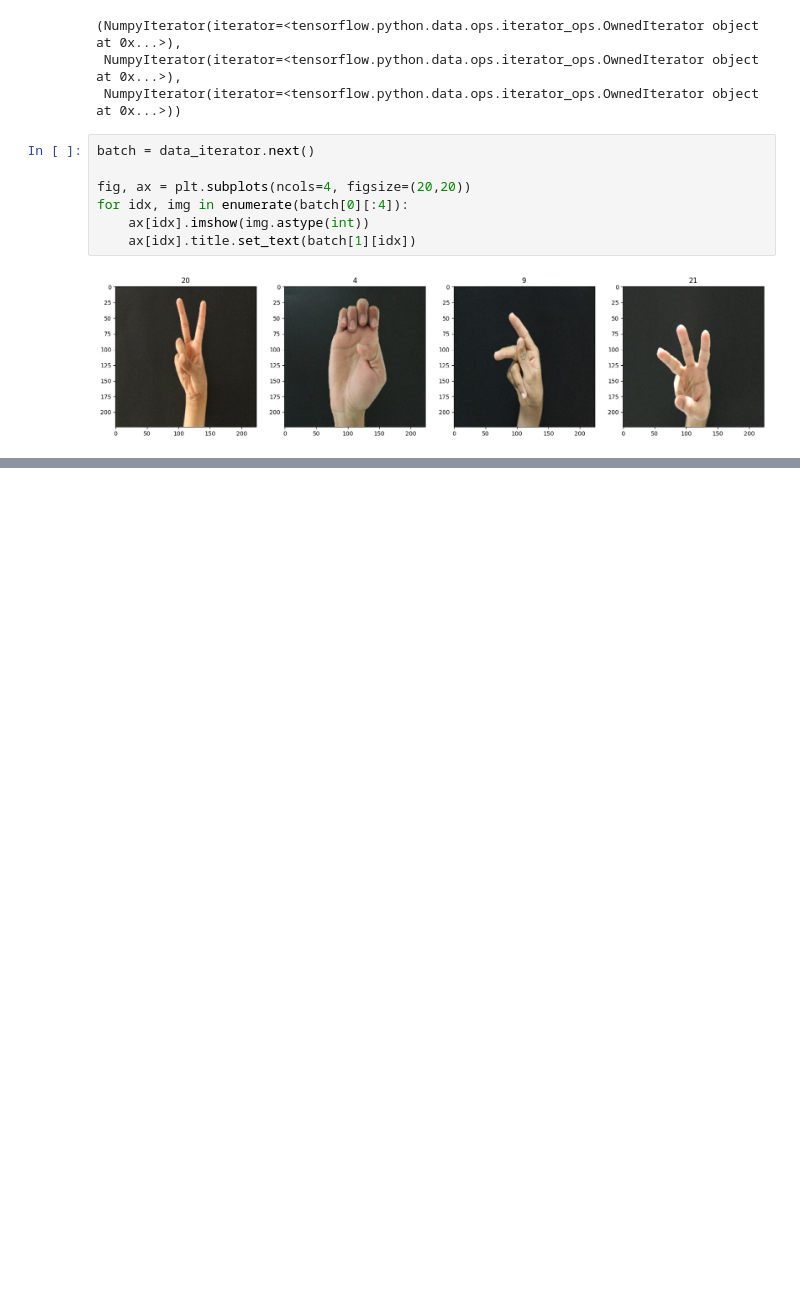
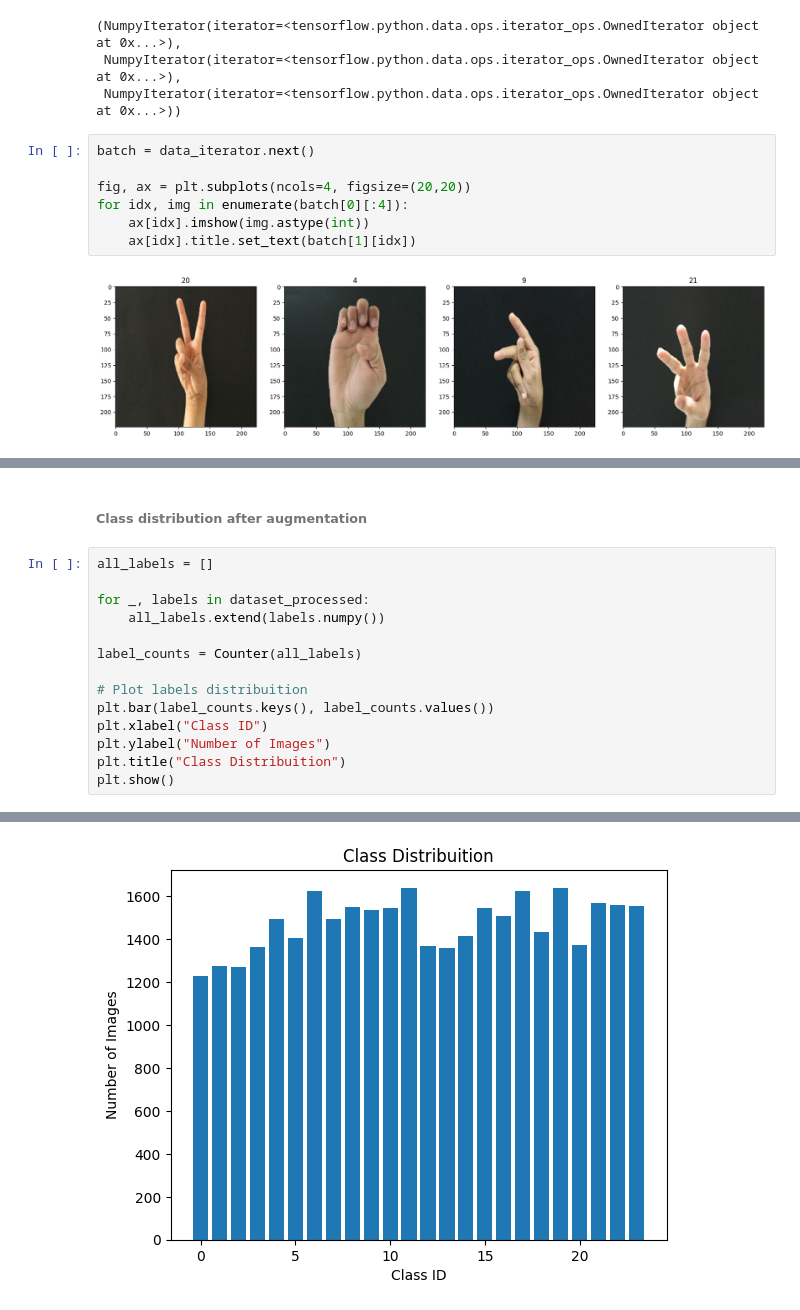
Before and after one commit to alfoCaiazza/FingerSpellIT, a Jupyter notebook: src/scripts/data_visualization.ipynb, the cells around one changed output, grey strips where cells are left out. Cells and saved outputs as stored; diff of their text form; blank space fills up the shorter version.

```diff
--- a/src/scripts/data_visualization.ipynb
+++ b/src/scripts/data_visualization.ipynb
@@ -92,0 +138,17 @@ plt.show()
+# %% [markdown]
+###### Class distribution after augmentation
+# %%
+all_labels = []
+
+for _, labels in dataset_processed:
+    all_labels.extend(labels.numpy())
+
+label_counts = Counter(all_labels)
+
+# Plot labels distribuition
+plt.bar(label_counts.keys(), label_counts.values())
+plt.xlabel("Class ID")
+plt.ylabel("Number of Images")
+plt.title("Class Distribuition")
+plt.show()
+# %% [output]
@@ -92,0 +156 @@ plt.show()
+[figure, added]
```
Also changed, not shown: parts of 8 cells of this notebook, 1 other file.
